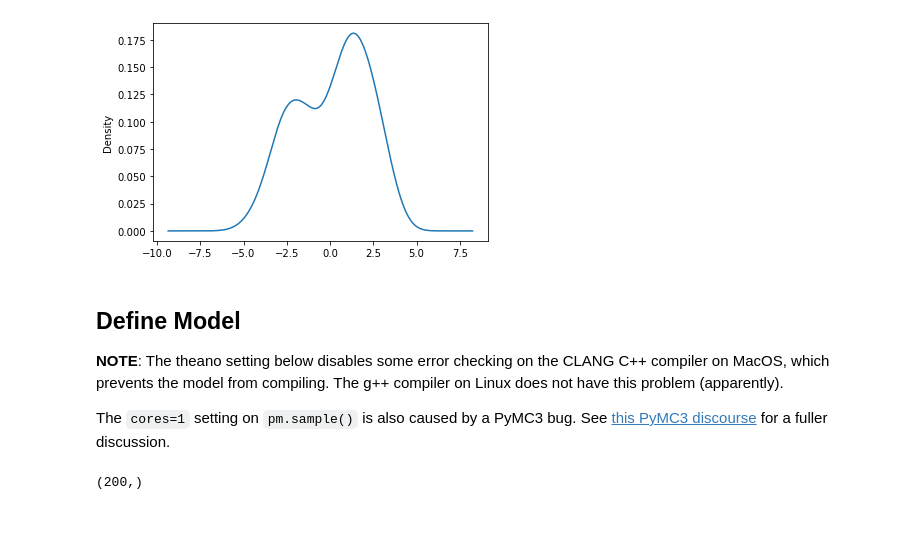
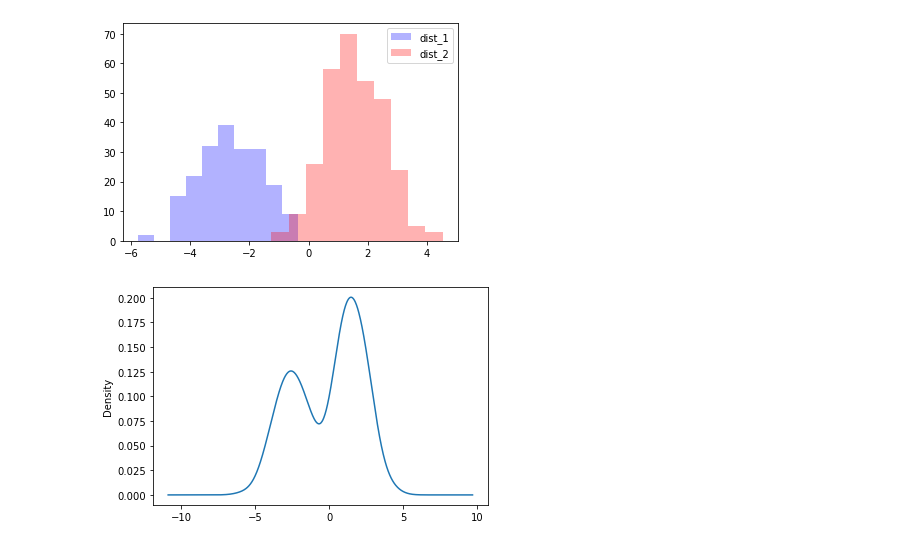
Before and after one commit to sujitpal/bayesian-stats-examples, a Jupyter notebook: techniques-and-models/w04-11h-mixture-models.ipynb, the cells around one changed output. Drawn from its saved outputs; the diff is of its cells as text; code cells hidden in the pictures.

```diff
--- a/techniques-and-models/w04-11h-mixture-models.ipynb
+++ b/techniques-and-models/w04-11h-mixture-models.ipynb
@@ -38,10 +47,11 @@ mixture_df.head()
+# %%
+plt.hist(gen_df[gen_df["d"]==1]["v"].values, color="b", alpha=0.3, label="dist_1")
+plt.hist(gen_df[gen_df["d"]==2]["v"].values, color="r", alpha=0.3, label="dist_2")
+plt.legend(loc="best")
+_ = plt.show()
+# %% [output]
+[figure, added]
 # %%
-_ = mixture_df["V0"].plot.density()
+_ = gen_df["v"].plot.density()
 # %% [output]
-[figure, old version]
+[figure, new version]
-# %% [markdown]
-## Define Model
-
-__NOTE__: The theano setting below disables some error checking on the CLANG C++ compiler on MacOS, which prevents the model from compiling. The g++ compiler on Linux does not have this problem (apparently).
-
-The `cores=1` setting on `pm.sample()` is also caused by a PyMC3 bug. See [this PyMC3 discourse](https://discourse.pymc.io/t/attributeerror-cant-pickle-local-object-mixture-comp-dist-random-wrapper-locals-wrapped-random/4619/4) for a fuller discussion.
@@ -52,5 +57,0 @@ theano.config.gcc.cxxflags = "-Wno-c++11-narrowing"
-# %%
-y = mixture_df["V0"].values
-y.shape
-# %% [output]
-(200,)
```
Also changed, not shown: parts of 21 cells of this notebook, 1 other file.
